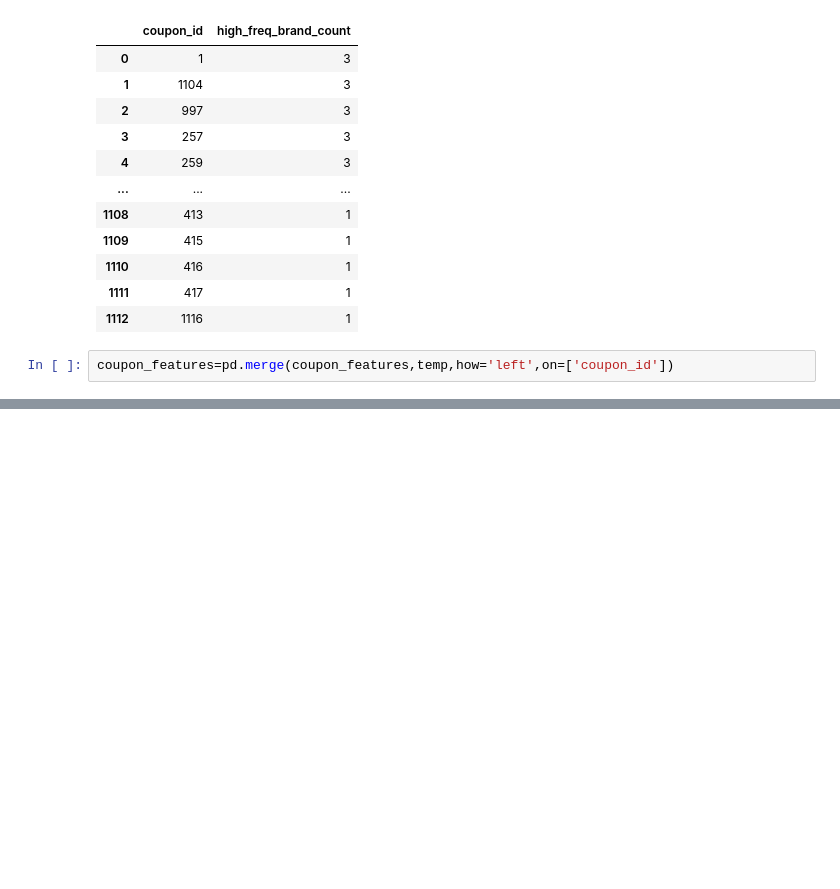
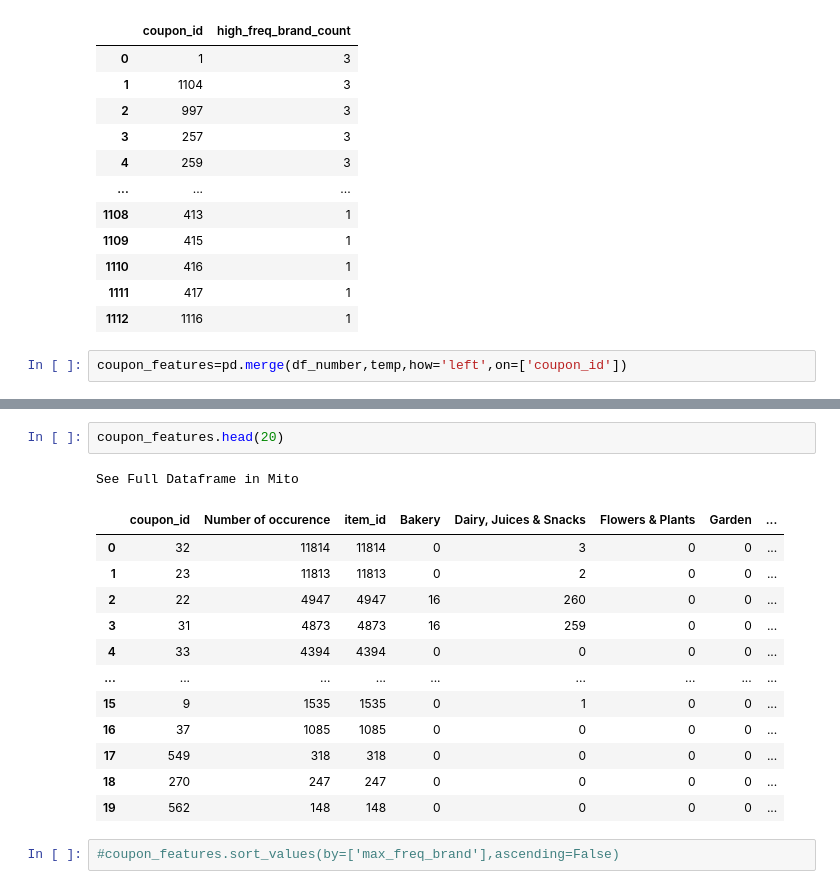
Before and after one commit to ArunavRajkhowa/Python-Notebooks-Problem-Solving, a Jupyter notebook: Datahandling_problems.ipynb, the cells around one changed output, grey strips where cells are left out. Cells and saved outputs as stored; diff of their text form; blank space fills up the shorter version.

```diff
--- a/Datahandling_problems.ipynb
+++ b/Datahandling_problems.ipynb
@@ -511,7 +511,7 @@ See Full Dataframe in Mito
 | 1111 | 417 | 1 |
 | 1112 | 1116 | 1 |
 # %%
-coupon_features=pd.merge(coupon_features,temp,how='left',on=['coupon_id'])
+coupon_features=pd.merge(df_number,temp,how='left',on=['coupon_id'])
 # %%
 coupon_features
 # %% [output]
@@ -530,0 +533,18 @@ See Full Dataframe in Mito
+# %%
+coupon_features.head(20)
+# %% [output]
+See Full Dataframe in Mito
+|  | coupon_id | Number of occurence | item_id | Bakery | Dairy, Juices & Snacks | Flowers & Plants | Garden | ... |
+| 0 | 32 | 11814 | 11814 | 0 | 3 | 0 | 0 | ... |
+| 1 | 23 | 11813 | 11813 | 0 | 2 | 0 | 0 | ... |
+| 2 | 22 | 4947 | 4947 | 16 | 260 | 0 | 0 | ... |
+| 3 | 31 | 4873 | 4873 | 16 | 259 | 0 | 0 | ... |
+| 4 | 33 | 4394 | 4394 | 0 | 0 | 0 | 0 | ... |
+| ... | ... | ... | ... | ... | ... | ... | ... | ... |
+| 15 | 9 | 1535 | 1535 | 0 | 1 | 0 | 0 | ... |
+| 16 | 37 | 1085 | 1085 | 0 | 0 | 0 | 0 | ... |
+| 17 | 549 | 318 | 318 | 0 | 0 | 0 | 0 | ... |
+| 18 | 270 | 247 | 247 | 0 | 0 | 0 | 0 | ... |
+| 19 | 562 | 148 | 148 | 0 | 0 | 0 | 0 | ... |
+# %%
+#coupon_features.sort_values(by=['max_freq_brand'],ascending=False)
```
Also changed, not shown: parts of 10 cells of this notebook, 2 other files.
